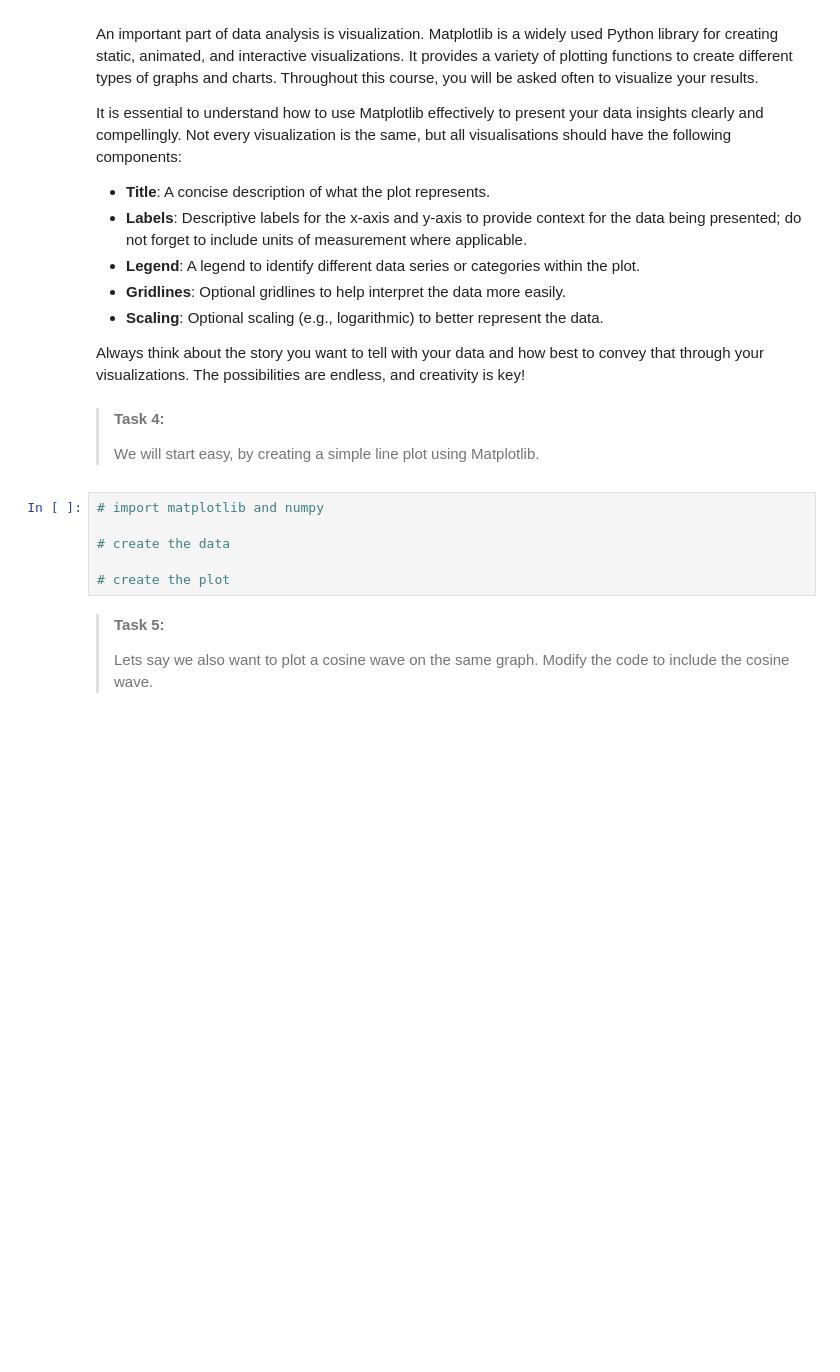
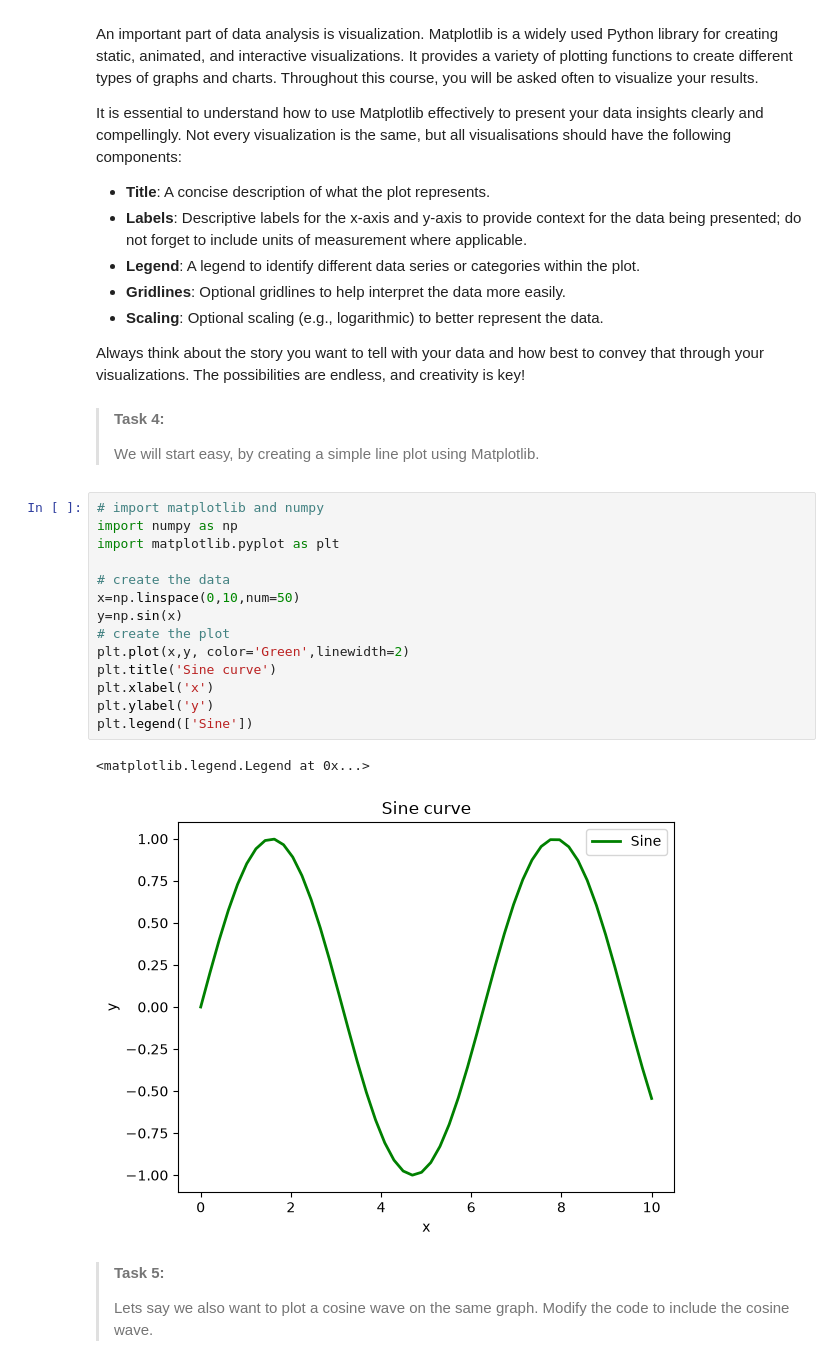
Before and after one commit to LorenzoBellunato/PA1.4, a Jupyter notebook: 3_programming_fundamental_concepts.ipynb, the cells around one changed output. Saved outputs shown, nothing was run; the diff lists cells and outputs as text; blank space fills up the shorter version.

```diff
--- a/3_programming_fundamental_concepts.ipynb
+++ b/3_programming_fundamental_concepts.ipynb
@@ -136,10 +136,21 @@ Always think about the story you want to tell with your data and how best to con
 > We will start easy, by creating a simple line plot using Matplotlib.
 # %%
 # import matplotlib and numpy
+import numpy as np
+import matplotlib.pyplot as plt
 
 # create the data
-
+x=np.linspace(0,10,num=50)
+y=np.sin(x)
 # create the plot
+plt.plot(x,y, color='Green',linewidth=2)
+plt.title('Sine curve')
+plt.xlabel('x')
+plt.ylabel('y')
+plt.legend(['Sine'])
+# %% [output]
+<matplotlib.legend.Legend at 0x...>
+[figure, added]
 # %% [markdown]
 > **Task 5:**
 >
```
Also changed, not shown: parts of 1 cell of this notebook.
